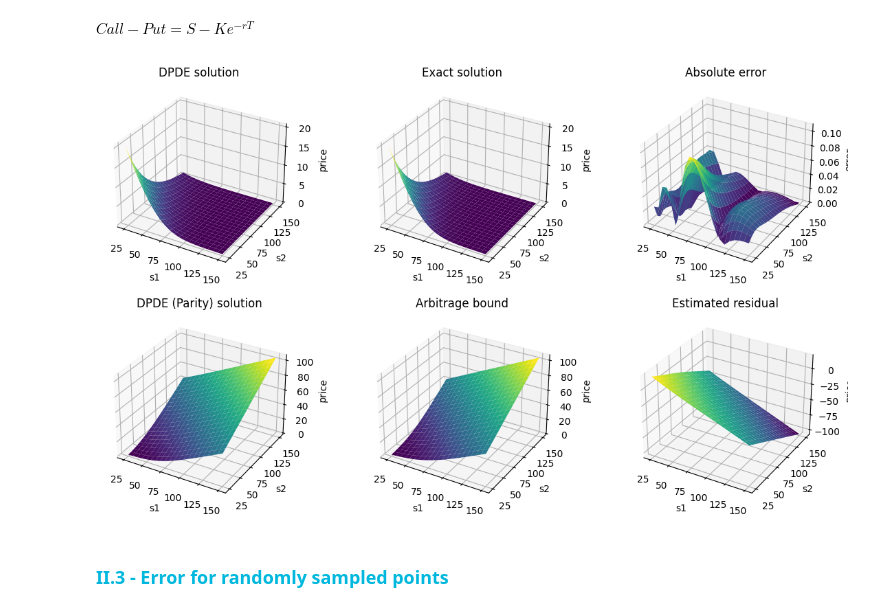
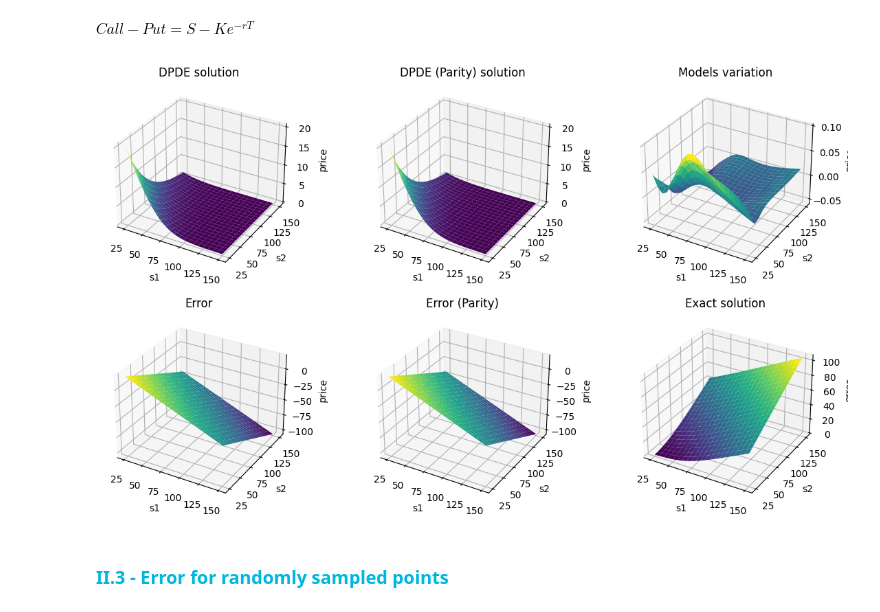
Before and after one commit to Nathan-Sanglier/M2MO-ML-Finance, a Jupyter notebook: notebook.ipynb, the cells around one changed output. Saved outputs shown, nothing was run; the diff lists cells and outputs as text; code cells hidden in the pictures.

Commit message:
FIX: Call-Put Parity (Need correction)

```diff
--- a/notebook.ipynb
+++ b/notebook.ipynb
@@ -48,7 +48,7 @@ n_samples_oos_error     = 10000 # nb random points for approx L2 and Linf errors
 ########################################### Any change in these paramaters implies to train again the model ###########################################
 
 K           = 100.      # strike price
-opt_type    = 'put'    # 'put' or 'call'
+opt_type    = 'call'    # 'put' or 'call'
 gamma       = 1/10.     # lambda in no-arbitrage bound
 
 dim_state   = 2 # nb of assets
@@ -366,7 +366,10 @@ def get_points_plot_fixtime(t, s_min_dom, s_max_dom, rf, vol1, vol2, corr, n_plo
 s1_plot_mesh, s2_plot_mesh, x_plot_norm = get_points_plot_fixtime(t_max_dom, s_min_dom, s_max_dom, rf_eval, vol1_eval, vol2_eval, corr_eval, n_points_surface_plot)
 # %%
 dpde_sol        = model.predict(x_plot_norm).reshape(n_points_surface_plot, n_points_surface_plot)
-exact_sol_eval  = [exact_solution(t_max_dom, s1[0], s2[0], rf_eval, vol1_eval, vol2_eval, corr_eval, opt_type) for s1, s2 in zip(s1_plot_mesh.reshape(-1, 1), s2_plot_mesh.reshape(-1, 1))]
+exact_sol_eval  = [
+    exact_solution(t_max_dom, s1[0], s2[0], rf_eval, vol1_eval, vol2_eval, corr_eval, opt_type)
+    for s1, s2 in zip(s1_plot_mesh.reshape(-1, 1), s2_plot_mesh.reshape(-1, 1))
+]
 exact_sol_eval  = np.array(exact_sol_eval)
 exact_sol_eval  = exact_sol_eval.reshape(n_points_surface_plot, n_points_surface_plot)
 bound           = arbitrage_bound(t_max_dom, s1_plot_mesh, s2_plot_mesh, rf_eval, gamma, opt_type)
@@ -420,7 +447,4 @@ plt.show()
 # %%
-### Opposite model
-opt_type_opp = 'put' if opt_type=='call' else 'call'
-
 inputs_opp  = keras.Input(shape=(dim_tot,))
 outputs_opp = create_network(inputs_opp)
 model_opp   = DPDEModel(inputs=inputs_opp, outputs=outputs_opp, opt_type=opt_type_opp)
@@ -428,11 +452,14 @@ model_opp.compile(optimizer=tf.keras.optimizers.Adam(init_lr))
 model_opp.load_weights(f'models/model_{opt_type_opp}.weights.h5')
 
 dpde_sol_opp        = model_opp.predict(x_plot_norm).reshape(n_points_surface_plot, n_points_surface_plot)
-exact_sol_eval_opp  = [exact_solution(t_max_dom, s1[0], s2[0], rf_eval, vol1_eval, vol2_eval, corr_eval, opt_type_opp) for s1, s2 in zip(s1_plot_mesh.reshape(-1, 1), s2_plot_mesh.reshape(-1, 1))]
+
+
+### ERROR: DOES NOT WORK PROPERLY ###
+exact_sol_eval_opp  = [
+    exact_solution(t_max_dom, s1[0], s2[0], rf_eval, vol1_eval, vol2_eval, corr_eval, opt_type_opp)
+    for s1, s2 in zip(s1_plot_mesh.reshape(-1, 1), s2_plot_mesh.reshape(-1, 1))
+]
 exact_sol_eval_opp  = np.array(exact_sol_eval_opp)
 exact_sol_eval_opp  = exact_sol_eval.reshape(n_points_surface_plot, n_points_surface_plot)
-bound_opp           = arbitrage_bound(t_max_dom, s1_plot_mesh, s2_plot_mesh, rf_eval, gamma, opt_type_opp)
-err_opp             = np.abs(dpde_sol_opp - exact_sol_eval_opp)
-residual_hat_opp    = dpde_sol_opp - bound_opp
 # %% [output]
 14/14 ━━━━━━━━━━━━━━━━━━━━ 0s 14ms/step
@@ -447,8 +492,6 @@ parity_gen = lambda rf, K: (
 )
 
 parity = parity_gen(rf_eval, K)
-# %%
-dpde_sol = dpde_sol.reshape(n_points_surface_plot, n_points_surface_plot)
 # %%
 parity_dpde_sol_opp = parity(
     dpde_sol, s1_plot_mesh, s2_plot_mesh
@@ -458,42 +501,46 @@ fig, axs = plt.subplots(2, 3, figsize=(14, 8), subplot_kw={'projection': '3d'})
 
 axs[0, 0].plot_surface(s1_plot_mesh, s2_plot_mesh, dpde_sol_opp, cmap='viridis')
 axs[0, 0].set_title('DPDE solution')
 axs[0, 0].set_xlabel('s1')
 axs[0, 0].set_ylabel('s2')
 axs[0, 0].set_zlabel('price')
 
 axs[0, 1].plot_surface(s1_plot_mesh, s2_plot_mesh, parity_dpde_sol_opp, cmap='viridis')
 axs[0, 1].set_title('DPDE (Parity) solution')
 axs[0, 1].set_xlabel('s1')
 axs[0, 1].set_ylabel('s2')
 axs[0, 1].set_zlabel('price')
 
-axs[0, 2].plot_surface(s1_plot_mesh, s2_plot_mesh, exact_sol_eval_opp, cmap='viridis')
-axs[0, 2].set_title('Exact solution')
+axs[0, 2].plot_surface(s1_plot_mesh, s2_plot_mesh, parity_dpde_sol_opp - dpde_sol_opp, cmap='viridis')
+axs[0, 2].set_title('Models variation')
 axs[0, 2].set_xlabel('s1')
 axs[0, 2].set_ylabel('s2')
-axs[0, 2].set_zlabel('error')
+axs[0, 2].set_zlabel('price')
 
-axs[1, 0].plot_surface(s1_plot_mesh, s2_plot_mesh, dpde_sol_opp , cmap='viridis')
-axs[1, 0].set_title('')
+axs[1, 0].plot_surface(s1_plot_mesh, s2_plot_mesh, dpde_sol_opp - exact_sol_eval_opp, cmap='viridis')
+axs[1, 0].set_title('Error')
 axs[1, 0].set_xlabel('s1')
 axs[1, 0].set_ylabel('s2')
 axs[1, 0].set_zlabel('price')
 
-axs[1, 1].plot_surface(s1_plot_mesh, s2_plot_mesh, bound_opp, cmap='viridis')
-axs[1, 1].set_title('Arbitrage bound')
+axs[1, 1].plot_surface(s1_plot_mesh, s2_plot_mesh, parity_dpde_sol_opp - exact_sol_eval_opp, cmap='viridis')
+axs[1, 1].set_title('Error (Parity)')
 axs[1, 1].set_xlabel('s1')
 axs[1, 1].set_ylabel('s2')
 axs[1, 1].set_zlabel('price')
 
-fig.delaxes(axs[1, 2])
 
+axs[1, 2].plot_surface(s1_plot_mesh, s2_plot_mesh, exact_sol_eval_opp, cmap='viridis')
+axs[1, 2].set_title('Exact solution')
+axs[1, 2].set_xlabel('s1')
+axs[1, 2].set_ylabel('s2')
+axs[1, 2].set_zlabel('error')
 
 plt.subplots_adjust(hspace=0.2)
 
 plt.show()
 # %% [output]
-[figure, old version]
+[figure, new version]
 # %% [markdown]
 ### <span id="section-2-3" style="color:#00B8DE"> II.3 - Error for randomly sampled points </span>
 # %% [markdown]
```
Also changed, not shown: parts of 9 cells of this notebook.
